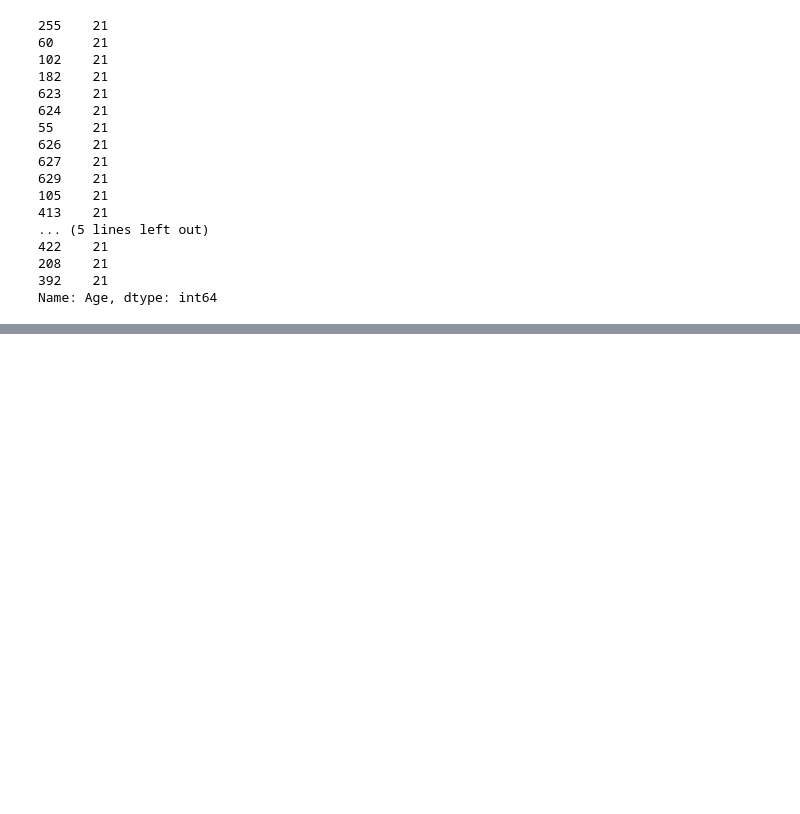
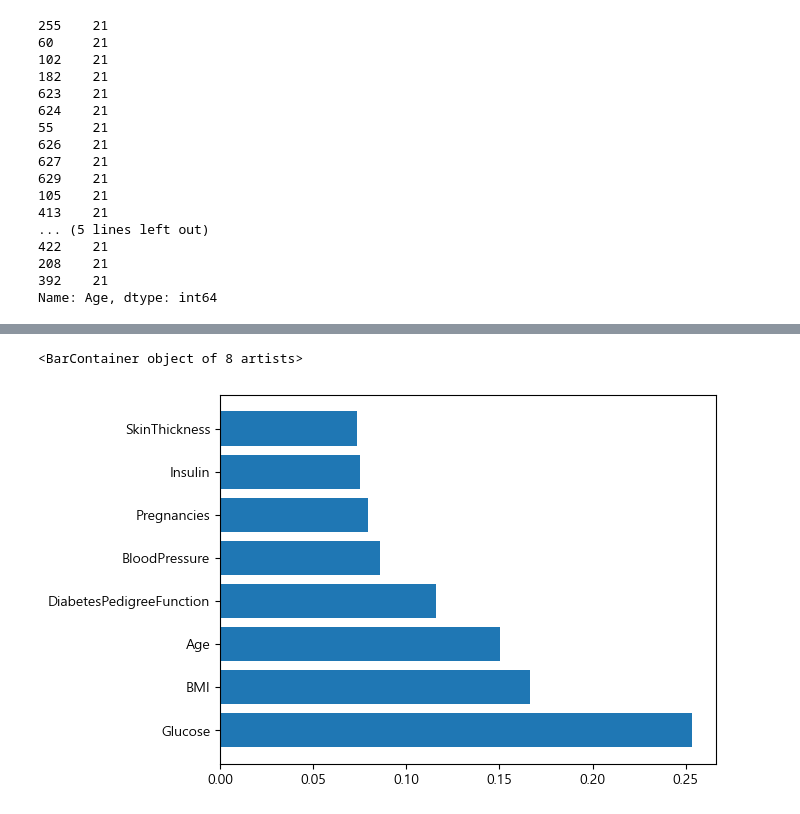
Before and after one commit to answeral/medical1, a Jupyter notebook: m0521/m0521_04.ipynb, the cells around one changed output, grey strips where cells are left out. Saved outputs shown, nothing was run; the diff lists cells and outputs as text; code cells hidden in the pictures; blank space fills up the shorter version.

Commit message:
머신러닝

```diff
--- a/m0521/m0521_04.ipynb
+++ b/m0521/m0521_04.ipynb
@@ -157,0 +187,9 @@ Name: Age, dtype: int64
+# %%
+# 머신러닝
+# 데이터 전처리 - train,test 세트 분리
+results = df['Outcome']
+data = df.iloc[:,:-1]
+# %%
+train_input, test_input, train_target, test_target = train_test_split(
+     data, results,random_state=42)
+train_input
@@ -157,0 +210,6 @@ Name: Age, dtype: int64
+# %%
+# 학습하기
+# RandomForestCalssifier
+from sklearn.ensemble import RandomForestClassifier
+rfc = RandomForestClassifier(n_estimators=100)
+rfc.fit(train_input, train_target)
@@ -157,0 +250,5 @@ Name: Age, dtype: int64
+# %%
+df_import = pd.DataFrame([df.columns[:-1],rfc.feature_importances_])
+df_import =df_import.T
+df_import.sort_values(1,ascending=False,inplace=True)
+df_import
@@ -157,0 +265,5 @@ Name: Age, dtype: int64
+# %%
+plt.barh(df_import[0],df_import[1])
+# %% [output]
+<BarContainer object of 8 artists>
+[figure, added]
```
Also changed, not shown: parts of 21 cells of this notebook, 6 other files.
